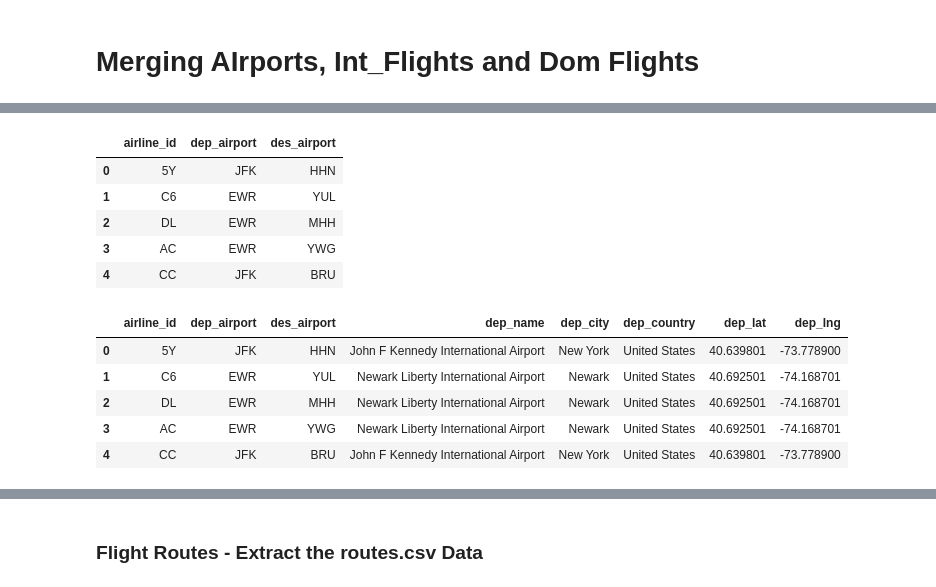
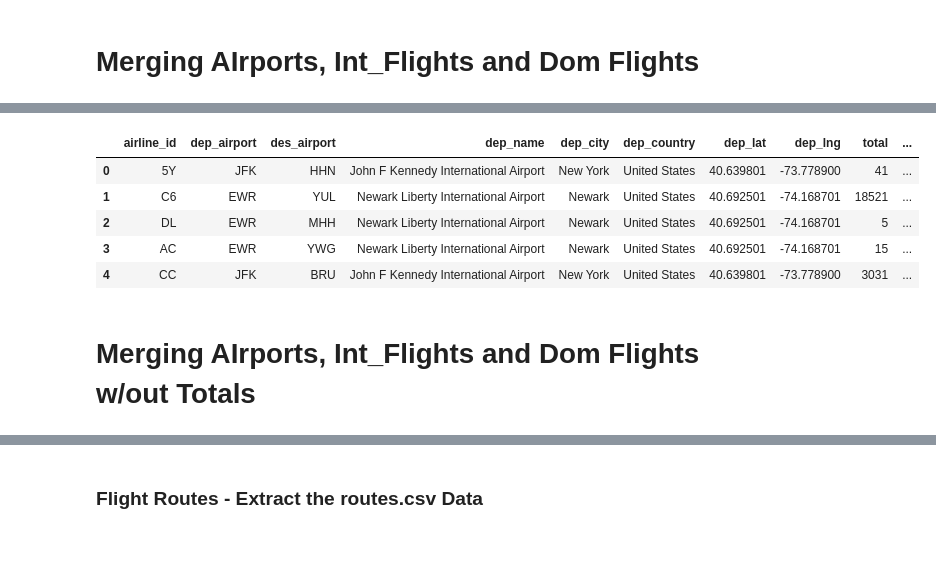
Before and after one commit to ktaware/project3-Air-Travellin-USA, a Jupyter notebook: coding/data_csv_cleaning.ipynb, the cells around one changed output, grey strips where cells are left out. Cells and saved outputs as stored; diff of their text form; code cells hidden in the pictures; blank space fills up the shorter version.

```diff
--- a/coding/data_csv_cleaning.ipynb
+++ b/coding/data_csv_cleaning.ipynb
@@ -375,0 +454,11 @@ int_flights_final.to_csv("../data/04_int_flights_cleaned.csv", index=False)
+# %%
+# Drop duplicates
+flights_airports_final = flights_airports_cleaned.drop_duplicates()
+flights_airports_final.head()
+# %% [output]
+|  | airline_id | dep_airport | des_airport | dep_name | dep_city | dep_country | dep_lat | dep_lng | total | ... |
+| 0 | 5Y | JFK | HHN | John F Kennedy International Airport | New York | United States | 40.639801 | -73.778900 | 41 | ... |
+| 1 | C6 | EWR | YUL | Newark Liberty International Airport | Newark | United States | 40.692501 | -74.168701 | 18521 | ... |
+| 2 | DL | EWR | MHH | Newark Liberty International Airport | Newark | United States | 40.692501 | -74.168701 | 5 | ... |
+| 3 | AC | EWR | YWG | Newark Liberty International Airport | Newark | United States | 40.692501 | -74.168701 | 15 | ... |
+| 4 | CC | JFK | BRU | John F Kennedy International Airport | New York | United States | 40.639801 | -73.778900 | 3031 | ... |
@@ -376,37 +468,25 @@ int_flights_final.to_csv("../data/04_int_flights_cleaned.csv", index=False)
+# %% [markdown]
+# Merging AIrports, Int_Flights and Dom Flights w/out Totals
 # %%
-# Reduce int and dom flights to relevant rows
-int_flights_final = int_flights_final[['airline_id','dep_airport','des_airport']]
-dom_flights_final = dom_flights_final[['airline_id','dep_airport','des_airport']]
+# # Reduce int and dom flights to relevant rows
+# int_flights_final = int_flights_final[['airline_id','dep_airport','des_airport']]
+# dom_flights_final = dom_flights_final[['airline_id','dep_airport','des_airport']]
 
-# Append dom_flights to int_flights to create flights_all
-flights_all = int_flights_final.append(dom_flights_final)
-flights_all.head()
+# # Append dom_flights to int_flights to create flights_all
+# flights_all = int_flights_final.append(dom_flights_final)
+# flights_all.head()
-# %% [output]
-|  | airline_id | dep_airport | des_airport |
-| 0 | 5Y | JFK | HHN |
-| 1 | C6 | EWR | YUL |
-| 2 | DL | EWR | MHH |
-| 3 | AC | EWR | YWG |
-| 4 | CC | JFK | BRU |
 # %%
-# Merge flights_all with airports on airport_id for Departure Information
-flights_airports = flights_all.merge(airports_final, left_on=['dep_airport'], right_on=['airport_id'], how='left')
+# # Merge flights_all with airports on airport_id for Departure Information
+# flights_airports = flights_all.merge(airports_final, left_on=['dep_airport'], right_on=['airport_id'], how='left')
 
-# Rename columns for Departure Information
-flights_airports = flights_airports[['airline_id','dep_airport','des_airport','name','city','country','lat','lng']]
-flights_airports = flights_airports.rename(columns={
-    'name':'dep_name',
-    'city':'dep_city',
-    'country':'dep_country',
-    'lat':'dep_lat',
-    'lng':'dep_lng'
-})
-flights_airports.head()
+# # Rename columns for Departure Information
+# flights_airports = flights_airports[['airline_id','dep_airport','des_airport','name','city','country','lat','lng']]
+# flights_airports = flights_airports.rename(columns={
+#     'name':'dep_name',
+#     'city':'dep_city',
+#     'country':'dep_country',
+#     'lat':'dep_lat',
+#     'lng':'dep_lng'
+# })
+# flights_airports.head()
-# %% [output]
-|  | airline_id | dep_airport | des_airport | dep_name | dep_city | dep_country | dep_lat | dep_lng |
-| 0 | 5Y | JFK | HHN | John F Kennedy International Airport | New York | United States | 40.639801 | -73.778900 |
-| 1 | C6 | EWR | YUL | Newark Liberty International Airport | Newark | United States | 40.692501 | -74.168701 |
-| 2 | DL | EWR | MHH | Newark Liberty International Airport | Newark | United States | 40.692501 | -74.168701 |
-| 3 | AC | EWR | YWG | Newark Liberty International Airport | Newark | United States | 40.692501 | -74.168701 |
-| 4 | CC | JFK | BRU | John F Kennedy International Airport | New York | United States | 40.639801 | -73.778900 |
 # %%
```
Also changed, not shown: parts of 9 cells of this notebook, 7 other files.
